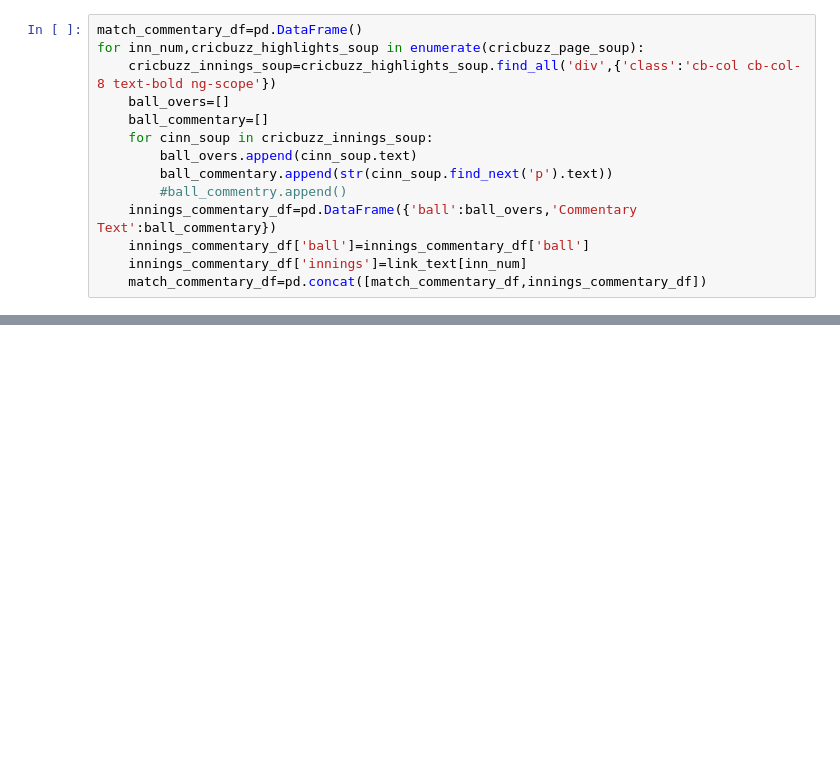
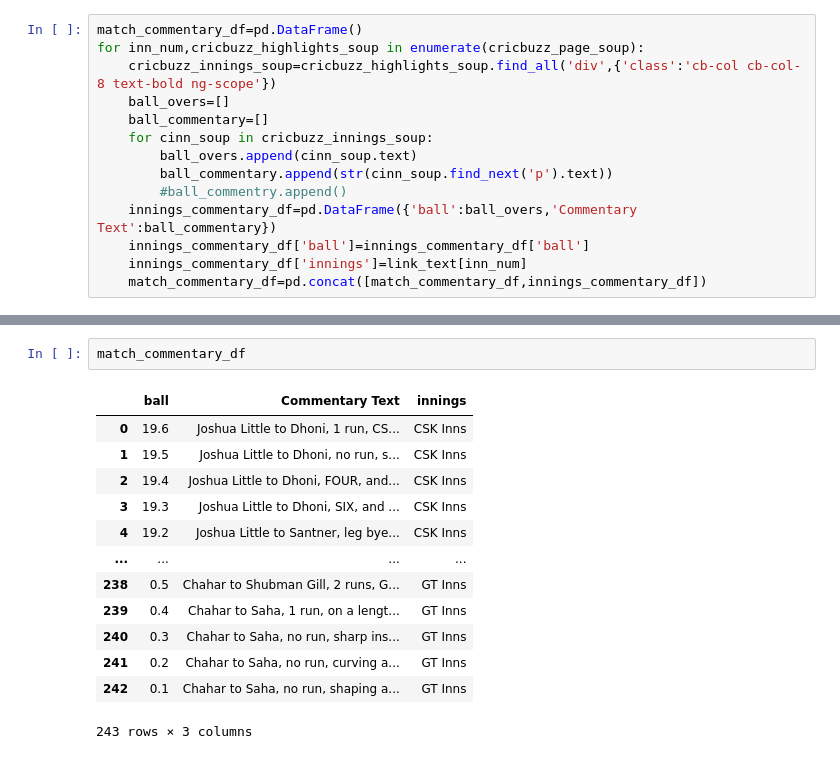
Before and after one commit to Rajadurai2/Web-Scrapping, a Jupyter notebook: successful.ipynb, the cells around one changed output, grey strips where cells are left out. Drawn from its saved outputs; the diff is of its cells as text; blank space fills up the shorter version.

```diff
--- a/successful.ipynb
+++ b/successful.ipynb
@@ -215,0 +237,16 @@ match_commentary_df
+# %%
+match_commentary_df
+# %% [output]
+|  | ball | Commentary Text | innings |
+| 0 | 19.6 | Joshua Little to Dhoni, 1 run, CS... | CSK Inns |
+| 1 | 19.5 | Joshua Little to Dhoni, no run, s... | CSK Inns |
+| 2 | 19.4 | Joshua Little to Dhoni, FOUR, and... | CSK Inns |
+| 3 | 19.3 | Joshua Little to Dhoni, SIX, and ... | CSK Inns |
+| 4 | 19.2 | Joshua Little to Santner, leg bye... | CSK Inns |
+| ... | ... | ... | ... |
+| 238 | 0.5 | Chahar to Shubman Gill, 2 runs, G... | GT Inns |
+| 239 | 0.4 | Chahar to Saha, 1 run, on a lengt... | GT Inns |
+| 240 | 0.3 | Chahar to Saha, no run, sharp ins... | GT Inns |
+| 241 | 0.2 | Chahar to Saha, no run, curving a... | GT Inns |
+| 242 | 0.1 | Chahar to Saha, no run, shaping a... | GT Inns |
+243 rows × 3 columns
```
Also changed, not shown: parts of 21 cells of this notebook, 2 other files.
